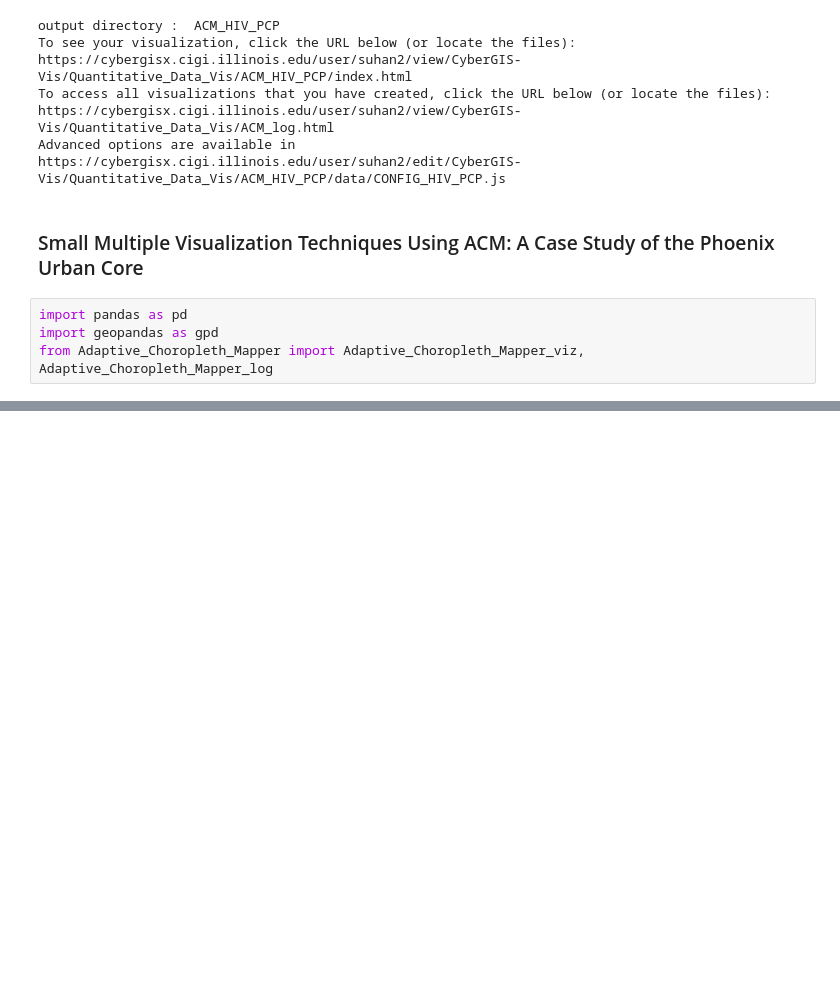
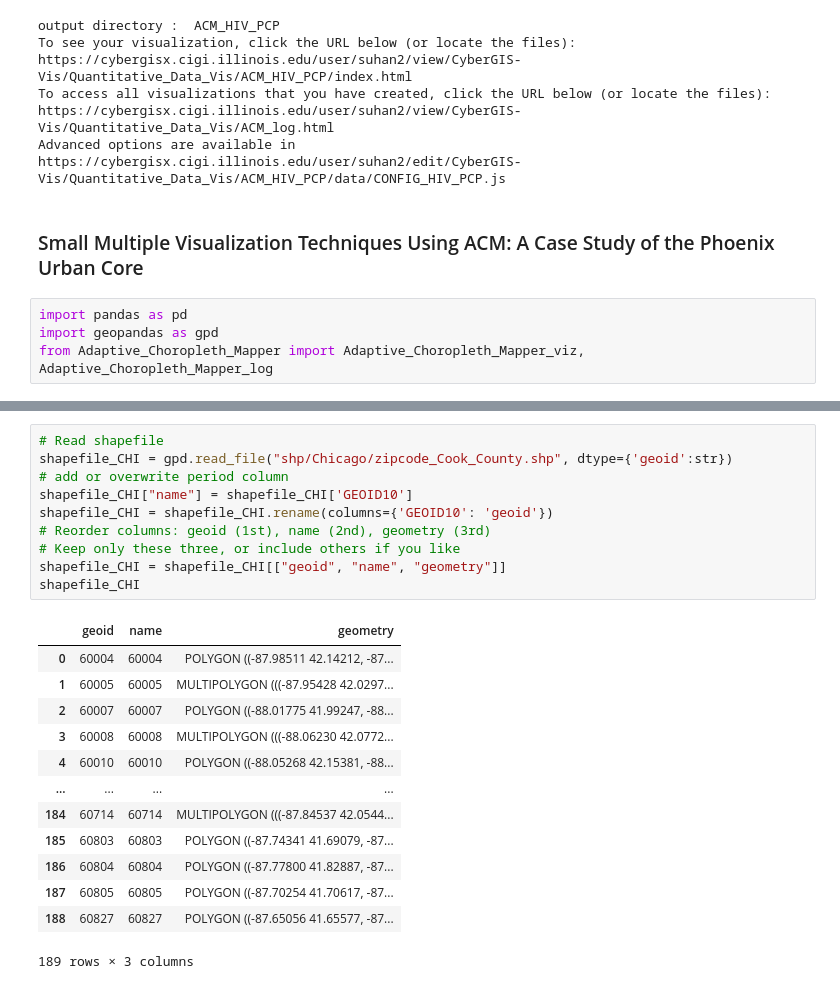
Before and after one commit to su-gis/CyberGIS-Vis, a Jupyter notebook: Quantitative_Data_Vis/Adaptive_Chropleth_Mapper.ipynb, the cells around one changed output, grey strips where cells are left out. Saved outputs shown, nothing was run; the diff lists cells and outputs as text; blank space fills up the shorter version.

```diff
--- a/Quantitative_Data_Vis/Adaptive_Chropleth_Mapper.ipynb
+++ b/Quantitative_Data_Vis/Adaptive_Chropleth_Mapper.ipynb
@@ -620,0 +646,24 @@ Index(['geoid', 'period', 'Total Population', 'Per Capita Income',
+# %%
+# Read shapefile
+shapefile_CHI = gpd.read_file("shp/Chicago/zipcode_Cook_County.shp", dtype={'geoid':str})
+# add or overwrite period column
+shapefile_CHI["name"] = shapefile_CHI['GEOID10']
+shapefile_CHI = shapefile_CHI.rename(columns={'GEOID10': 'geoid'})
+# Reorder columns: geoid (1st), name (2nd), geometry (3rd)
+# Keep only these three, or include others if you like
+shapefile_CHI = shapefile_CHI[["geoid", "name", "geometry"]]
+shapefile_CHI
+# %% [output]
+|  | geoid | name | geometry |
+| 0 | 60004 | 60004 | POLYGON ((-87.98511 42.14212, -87... |
+| 1 | 60005 | 60005 | MULTIPOLYGON (((-87.95428 42.0297... |
+| 2 | 60007 | 60007 | POLYGON ((-88.01775 41.99247, -88... |
+| 3 | 60008 | 60008 | MULTIPOLYGON (((-88.06230 42.0772... |
+| 4 | 60010 | 60010 | POLYGON ((-88.05268 42.15381, -88... |
+| ... | ... | ... | ... |
+| 184 | 60714 | 60714 | MULTIPOLYGON (((-87.84537 42.0544... |
+| 185 | 60803 | 60803 | POLYGON ((-87.74341 41.69079, -87... |
+| 186 | 60804 | 60804 | POLYGON ((-87.77800 41.82887, -87... |
+| 187 | 60805 | 60805 | POLYGON ((-87.70254 41.70617, -87... |
+| 188 | 60827 | 60827 | POLYGON ((-87.65056 41.65577, -87... |
+189 rows × 3 columns
```
Also changed, not shown: parts of 10 cells of this notebook, 15 other files.
